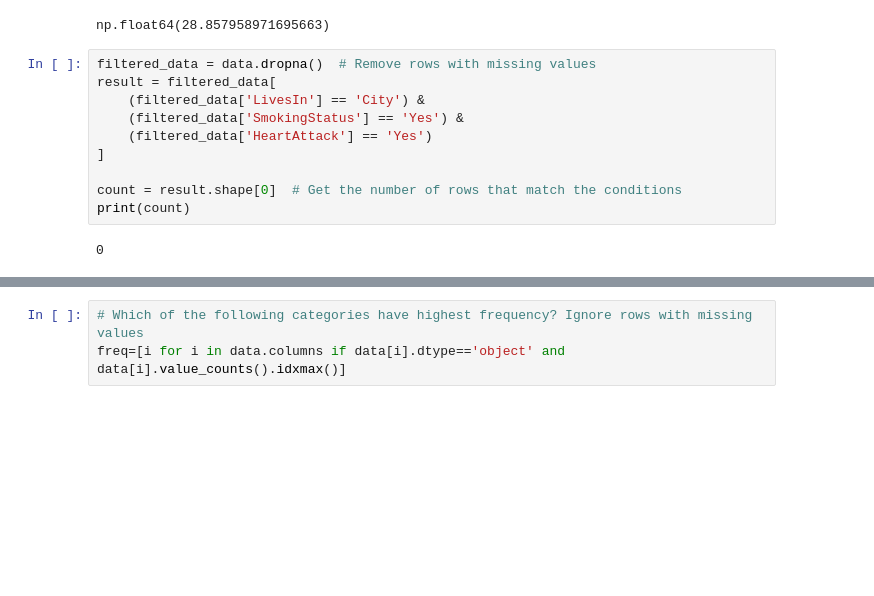
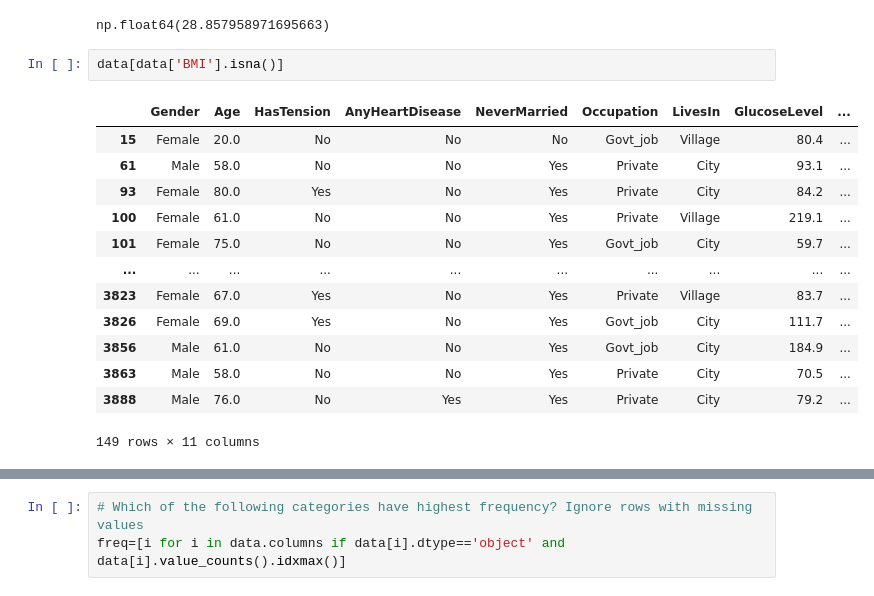
Before and after one commit to sonjaove/progg-and-DS-from-IITM, a Jupyter notebook: MLP/NPPE-2.ipynb, the cells around one changed output, grey strips where cells are left out. Cells and saved outputs as stored; diff of their text form; blank space fills up the shorter version.

```diff
--- a/MLP/NPPE-2.ipynb
+++ b/MLP/NPPE-2.ipynb
@@ -56,15 +60,19 @@ len(data[data['SmokingStatus']=='Unknown'].index)
 data['BMI'].mean()
 # %% [output]
 np.float64(28.857958971695663)
-# %%
-filtered_data = data.dropna()  # Remove rows with missing values
-result = filtered_data[
-    (filtered_data['LivesIn'] == 'City') &
-    (filtered_data['SmokingStatus'] == 'Yes') &
-    (filtered_data['HeartAttack'] == 'Yes')
-]
-
-count = result.shape[0]  # Get the number of rows that match the conditions
-print(count)
-# %% [output]
-0
+# %%
+data[data['BMI'].isna()]
+# %% [output]
+|  | Gender | Age | HasTension | AnyHeartDisease | NeverMarried | Occupation | LivesIn | GlucoseLevel | ... |
+| 15 | Female | 20.0 | No | No | No | Govt_job | Village | 80.4 | ... |
+| 61 | Male | 58.0 | No | No | Yes | Private | City | 93.1 | ... |
+| 93 | Female | 80.0 | Yes | No | Yes | Private | City | 84.2 | ... |
+| 100 | Female | 61.0 | No | No | Yes | Private | Village | 219.1 | ... |
+| 101 | Female | 75.0 | No | No | Yes | Govt_job | City | 59.7 | ... |
+| ... | ... | ... | ... | ... | ... | ... | ... | ... | ... |
+| 3823 | Female | 67.0 | Yes | No | Yes | Private | Village | 83.7 | ... |
+| 3826 | Female | 69.0 | Yes | No | Yes | Govt_job | City | 111.7 | ... |
+| 3856 | Male | 61.0 | No | No | Yes | Govt_job | City | 184.9 | ... |
+| 3863 | Male | 58.0 | No | No | Yes | Private | City | 70.5 | ... |
+| 3888 | Male | 76.0 | No | Yes | Yes | Private | City | 79.2 | ... |
+149 rows × 11 columns
```
Also changed, not shown: parts of 23 cells of this notebook.
